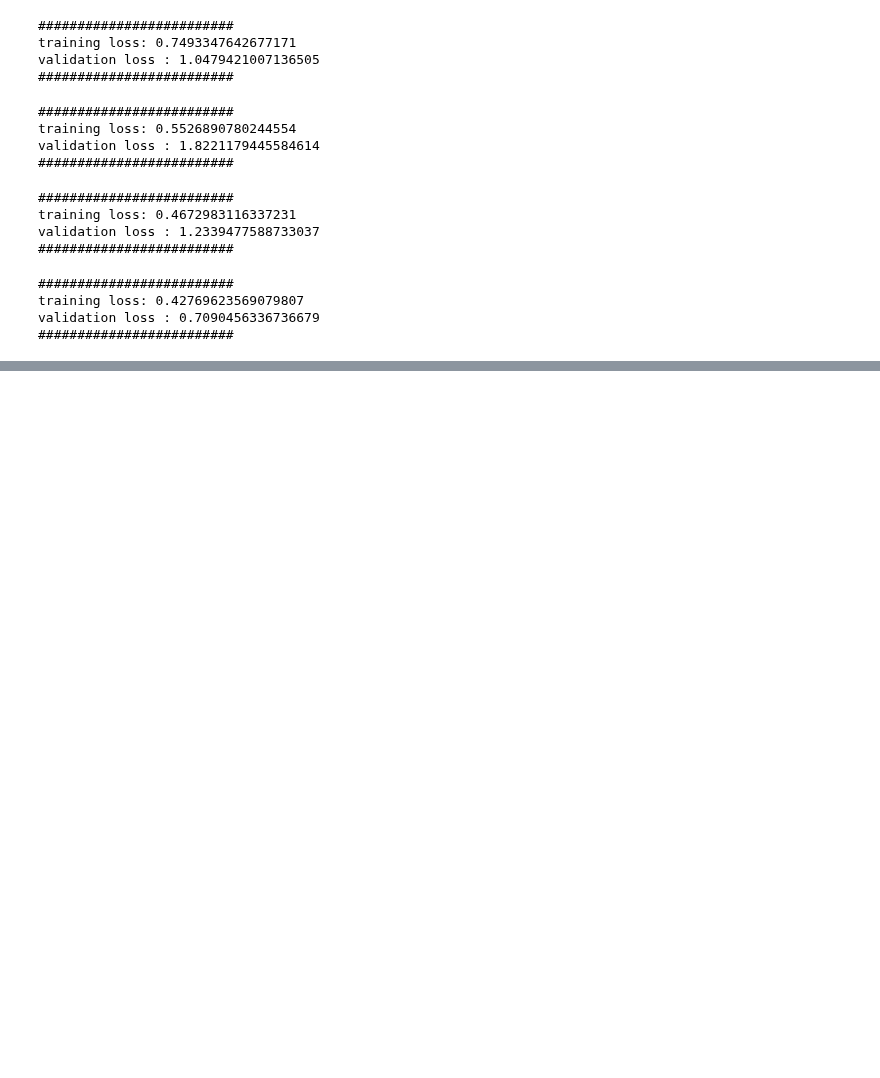
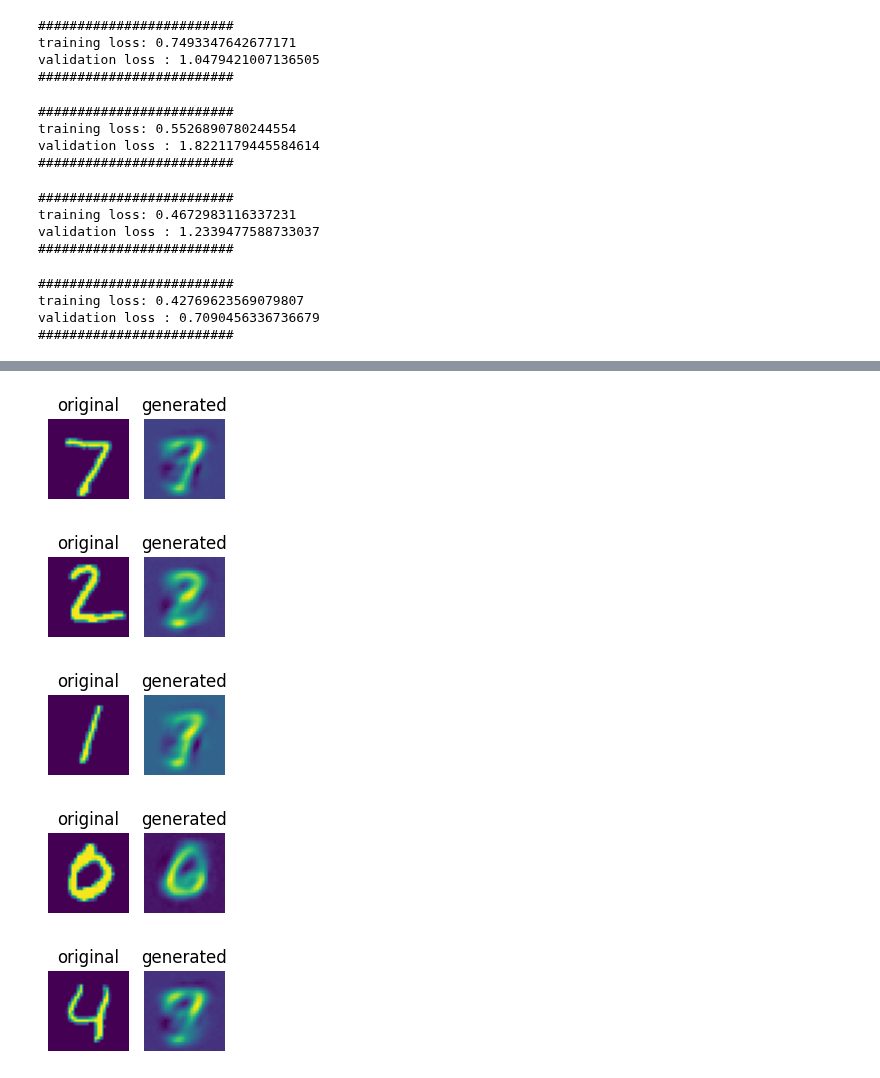
Before and after one commit to ayhem18/My_Kaggle_Repo, a Jupyter notebook: autoencoders/exp.ipynb, the cells around one changed output, grey strips where cells are left out. Saved outputs shown, nothing was run; the diff lists cells and outputs as text; code cells hidden in the pictures; blank space fills up the shorter version.

```diff
--- a/autoencoders/exp.ipynb
+++ b/autoencoders/exp.ipynb
@@ -290,0 +279,17 @@ array([[-5.62223978e-03, -1.92313734e-03,  5.73843718e-04, ...,
+# %%
+from pytorch_modular.visual import plot_images
+for data, lable in test_dl:
+    data = data.cpu().numpy()[:5]
+    preds = predictions[:5]
+    for i, p in zip(data,preds):
+        # first reshape both images
+        i = i.reshape(28, 28)
+        p = p.reshape(28, 28)
+        plot_images([i, p], captions=['original', 'generated'])
+    break
+# %% [output]
+[figure, added]
+[figure, added]
+[figure, added]
+[figure, added]
+[figure, added]
```
Also changed, not shown: parts of 1 cell of this notebook, 6 other files.
